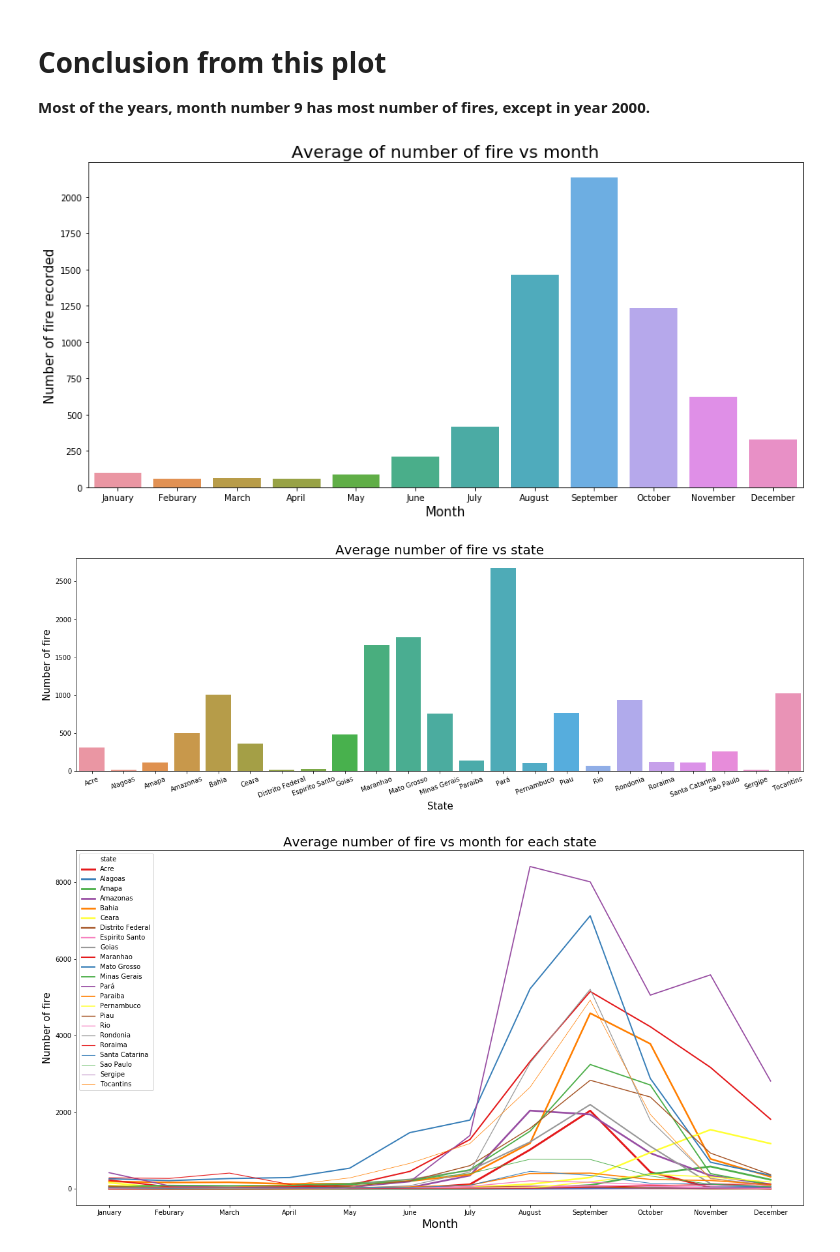
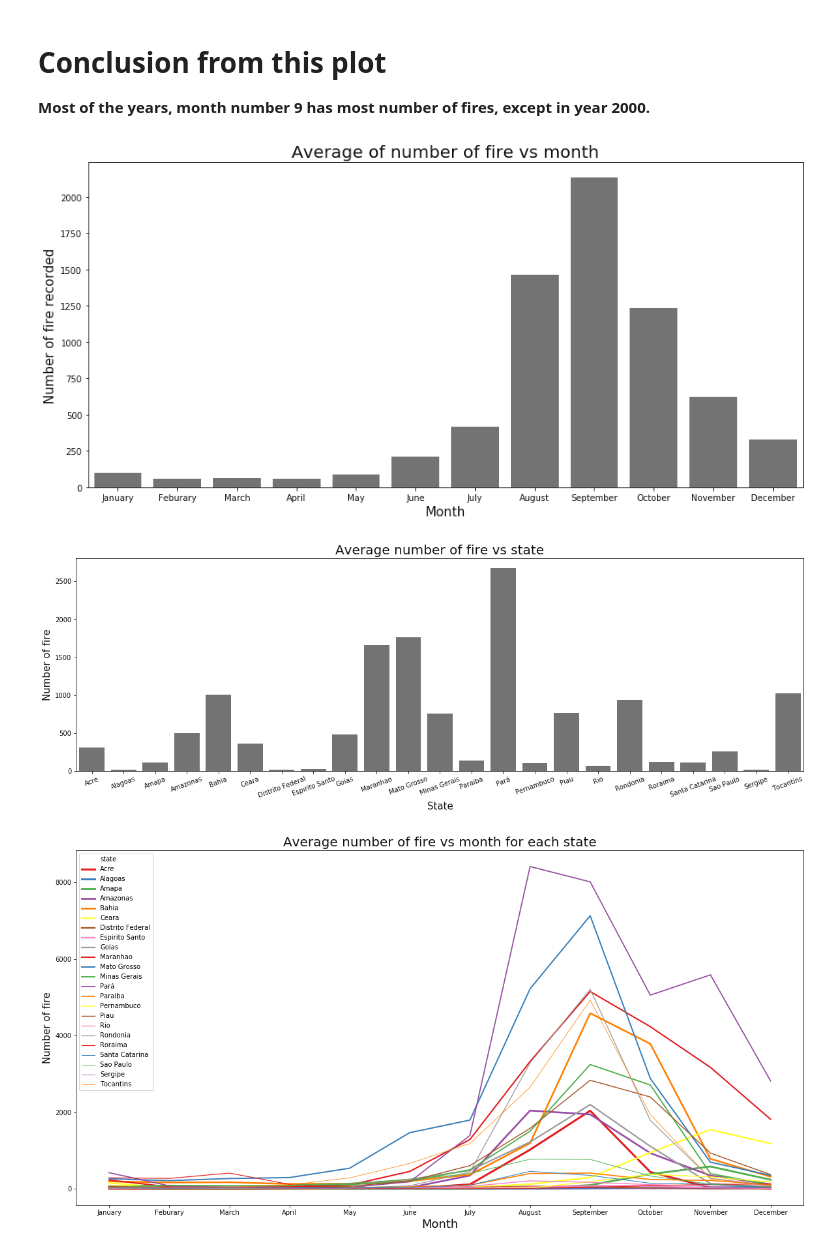
Before and after one commit to jhalani1999/Forest-fire-in-Brazil, a Jupyter notebook: forest_fires_in_brazil.ipynb, the cells around one changed output. Drawn from its saved outputs; the diff is of its cells as text; code cells hidden in the pictures.

```diff
--- a/forest_fires_in_brazil.ipynb
+++ b/forest_fires_in_brazil.ipynb
@@ -152,25 +156,27 @@ plt.show()
 df_month_mean = dataframe_original.groupby('month',sort=False).mean().reset_index()
 # %%
 plt.figure(figsize=(15,7))
-sns.barplot(x=df_month_mean['month'],y=df_month_mean['number'])
-plt.xlabel('Month', fontsize=15)
-plt.ylabel('Number of fire recorded', fontsize=15)
-plt.title(label = "Average of number of fire vs month", fontsize=20)
+sns.barplot(x=df_month_mean['month'],y=df_month_mean['number'], color="#737373")
+plt.xticks(color="#121212")
+plt.yticks(color="#121212")
+plt.xlabel('Month', fontsize=15, color="#121212")
+plt.ylabel('Number of fire recorded', fontsize=15, color="#121212")
+plt.title(label = "Average of number of fire vs month", fontsize=20, color="#121212")
 plt.show()
 # %% [output]
-[figure, old version]
+[figure, new version]
 # %%
 df_state_mean = dataframe_original.loc[:,['state','number']].groupby('state').mean().reset_index()
 sorted_df_mean = df_state_mean.sort_values(['number'])
 plt.figure(figsize=(20,6))
-plt.xticks(rotation=20)
-sns.barplot(x=df_state_mean['state'],y=df_state_mean['number'])
-plt.xlabel('State', fontsize=15)
-plt.ylabel('Number of fire', fontsize=15)
-plt.title(label = "Average number of fire vs state", fontsize=20)
+plt.xticks(rotation=20, color="#121212")
+sns.barplot(x=df_state_mean['state'],y=df_state_mean['number'], color="#737373")
+plt.xlabel('State', fontsize=15, color="#121212")
+plt.ylabel('Number of fire', fontsize=15, color="#121212")
+plt.title(label = "Average number of fire vs state", fontsize=20, color="#121212")
 plt.show()
 # %% [output]
-[figure, old version]
+[figure, new version]
 # %%
 df_month_state_mean = dataframe_original.groupby(['state','month'],sort=False).mean().reset_index()
 plt.figure(figsize=(20,10))
```
Also changed, not shown: parts of 10 cells of this notebook.
